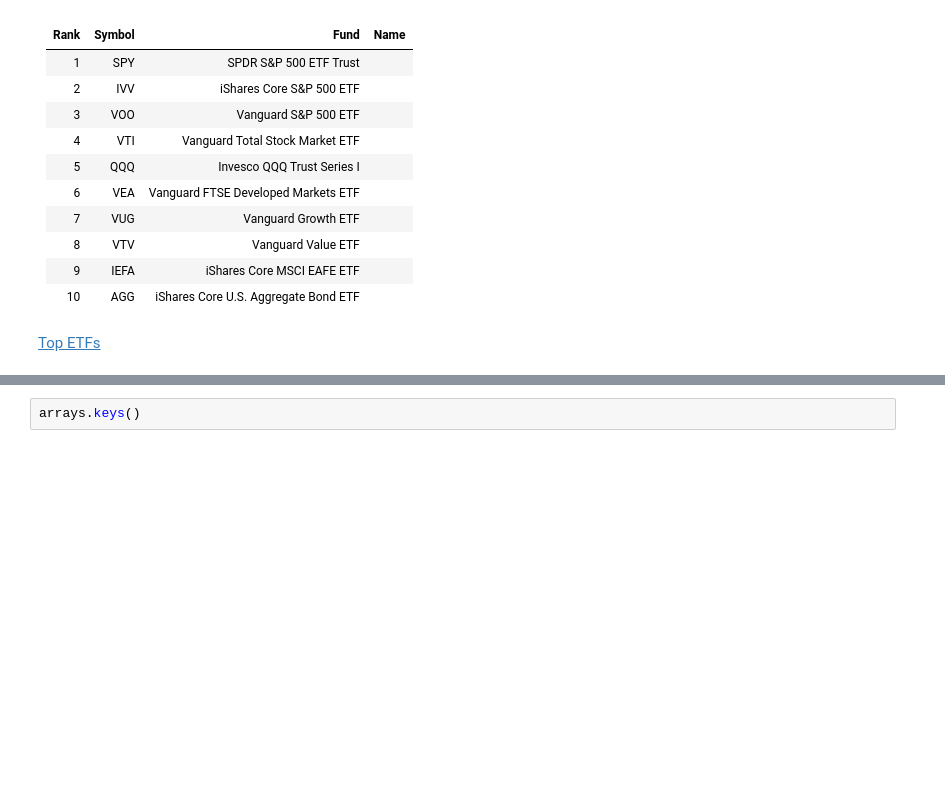
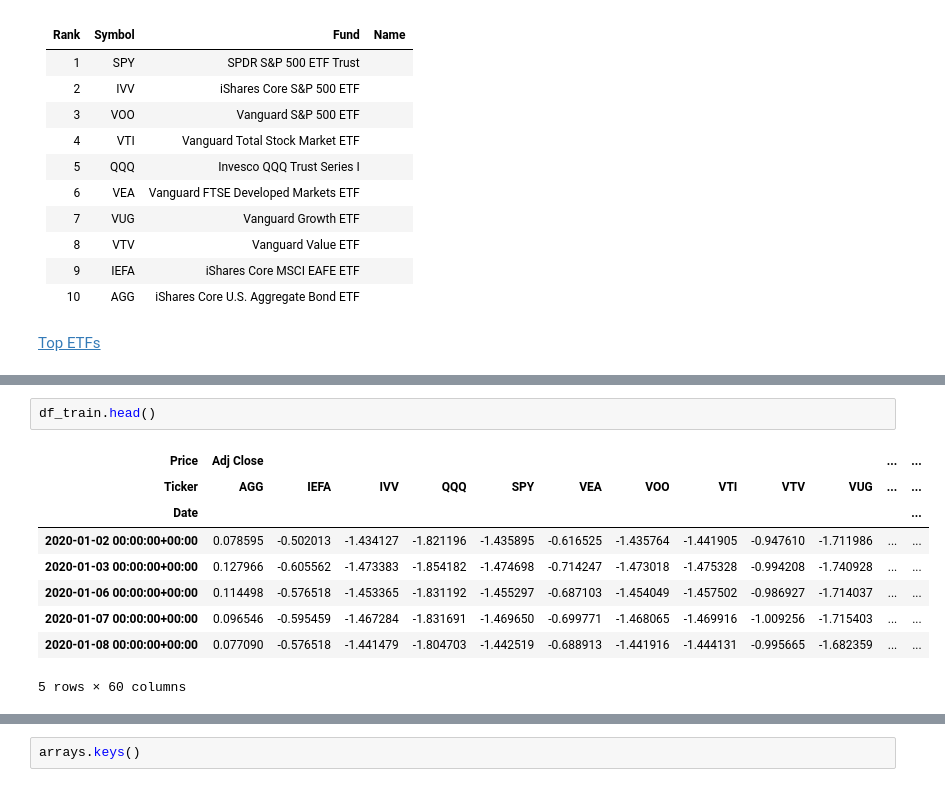
Before and after one commit to arbi11/potfolio_optimization, a Jupyter notebook: notebooks/TemporalGNN_ETFsTop10.ipynb, the cells around one changed output, grey strips where cells are left out. Drawn from its saved outputs; the diff is of its cells as text; blank space fills up the shorter version.

```diff
--- a/notebooks/TemporalGNN_ETFsTop10.ipynb
+++ b/notebooks/TemporalGNN_ETFsTop10.ipynb
@@ -60,0 +84,12 @@ df.head()
+# %%
+df_train.head()
+# %% [output]
+| Price | Adj Close |  |  |  |  |  |  |  |  |  | ... | ... |
+| Ticker | AGG | IEFA | IVV | QQQ | SPY | VEA | VOO | VTI | VTV | VUG | ... | ... |
+| Date |  |  |  |  |  |  |  |  |  |  |  | ... |
+| 2020-01-02 00:00:00+00:00 | 0.078595 | -0.502013 | -1.434127 | -1.821196 | -1.435895 | -0.616525 | -1.435764 | -1.441905 | -0.947610 | -1.711986 | ... | ... |
+| 2020-01-03 00:00:00+00:00 | 0.127966 | -0.605562 | -1.473383 | -1.854182 | -1.474698 | -0.714247 | -1.473018 | -1.475328 | -0.994208 | -1.740928 | ... | ... |
+| 2020-01-06 00:00:00+00:00 | 0.114498 | -0.576518 | -1.453365 | -1.831192 | -1.455297 | -0.687103 | -1.454049 | -1.457502 | -0.986927 | -1.714037 | ... | ... |
+| 2020-01-07 00:00:00+00:00 | 0.096546 | -0.595459 | -1.467284 | -1.831691 | -1.469650 | -0.699771 | -1.468065 | -1.469916 | -1.009256 | -1.715403 | ... | ... |
+| 2020-01-08 00:00:00+00:00 | 0.077090 | -0.576518 | -1.441479 | -1.804703 | -1.442519 | -0.688913 | -1.441916 | -1.444131 | -0.995665 | -1.682359 | ... | ... |
+5 rows × 60 columns
```
Also changed, not shown: parts of 48 cells of this notebook, 1 other file.
